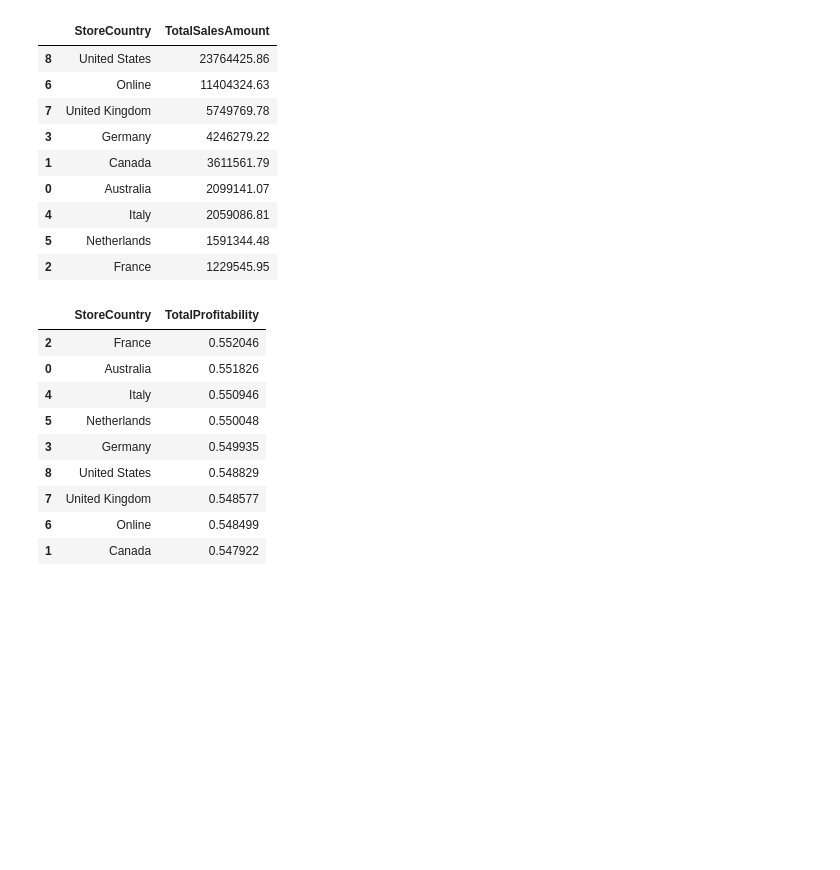
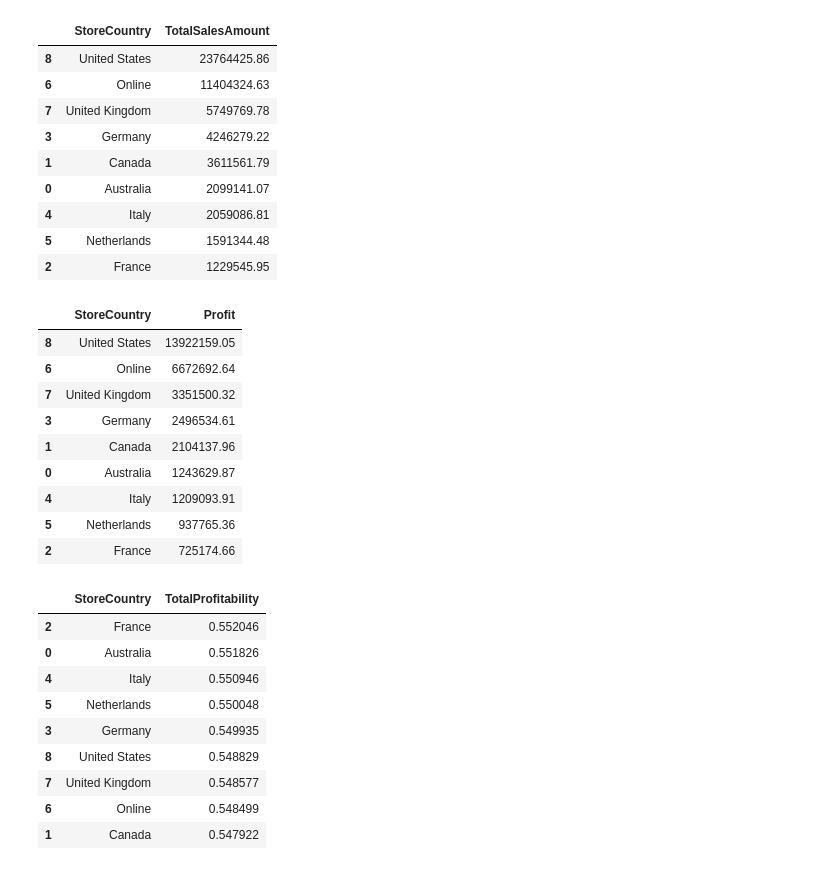
Before and after one commit to DimitriKneur/Global-Electronics-Retailer-Analysis, a Jupyter notebook: Data_Transformation_and_Exploration/data_processing.ipynb, the cells around one changed output. Saved outputs shown, nothing was run; the diff lists cells and outputs as text; code cells hidden in the pictures; blank space fills up the shorter version.

```diff
--- a/Data_Transformation_and_Exploration/data_processing.ipynb
+++ b/Data_Transformation_and_Exploration/data_processing.ipynb
@@ -399,3 +403,19 @@ fig = go.Figure(go.Bar(
             orientation='h'))
 
 fig.show()
+# %%
+# Let's have a look at the profits per store :
+profit_by_store_country = df.groupby("StoreCountry")["Profit"].sum().reset_index()
+profit_by_store_country = profit_by_store_country.sort_values(by="Profit", ascending=False)
+profit_by_store_country
+# %% [output]
+|  | StoreCountry | Profit |
+| 8 | United States | 13922159.05 |
+| 6 | Online | 6672692.64 |
+| 7 | United Kingdom | 3351500.32 |
+| 3 | Germany | 2496534.61 |
+| 1 | Canada | 2104137.96 |
+| 0 | Australia | 1243629.87 |
+| 4 | Italy | 1209093.91 |
+| 5 | Netherlands | 937765.36 |
+| 2 | France | 725174.66 |
```
Also changed, not shown: parts of 45 cells of this notebook.
